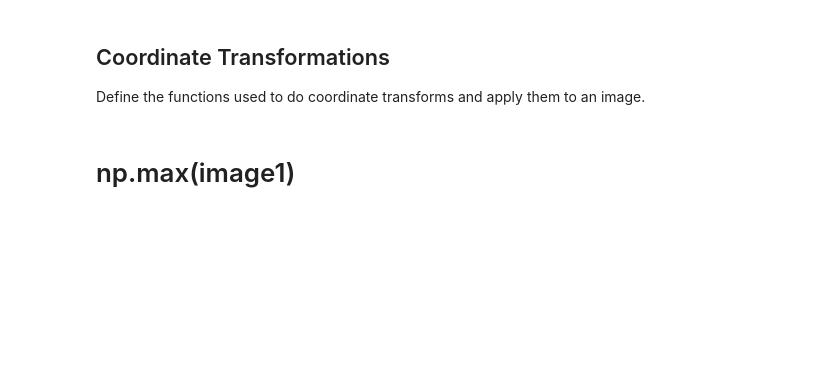
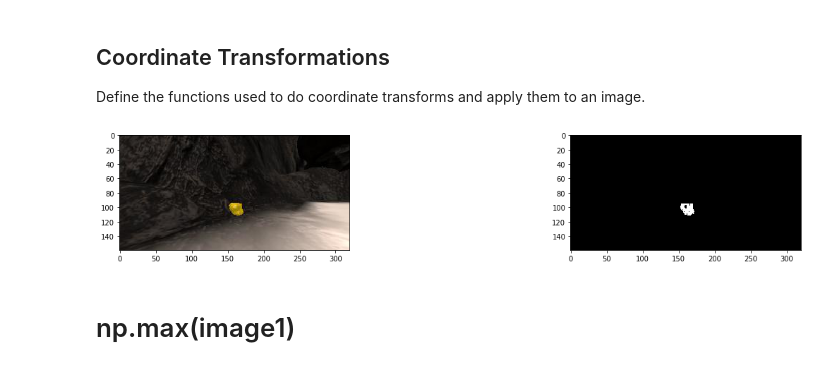
Before and after one commit to kitu2007/RoboND-Rover-Project, a Jupyter notebook: code/Rover_Project_Test_Notebook.ipynb, the cells around one changed output. Saved outputs shown, nothing was run; the diff lists cells and outputs as text; code cells hidden in the pictures; blank space fills up the shorter version.

```diff
--- a/code/Rover_Project_Test_Notebook.ipynb
+++ b/code/Rover_Project_Test_Notebook.ipynb
@@ -131,26 +153,27 @@ Define the functions used to do coordinate transforms and apply them to an image
 # %%
 fname = '/Users/kgarg/data/2017_robotics_nd/IMG/robocam_2017_12_25_16_17_11_097.jpg'
 example_rock = '../calibration_images/example_rock2.jpg'
 fname = example_rock
 image1 = mpimg.imread(fname);
-image1 = np.asarray(image1,dtype=np.int32)
+#image1 = np.asarray(image1,dtype=np.int32)
 if 1:
+    img = image1
+    rock_color_thresh=[110,110,50]
+    rock_seg = (img[:,:,0]>rock_color_thresh[0])  & (img[:,:,1]>rock_color_thresh[1]) & (img[:,:,2]<rock_color_thresh[2])
+    rocks_threshed = np.zeros_like(image1[:,:,0])
+    rocks_threshed[rock_seg]=1
+
     fig = plt.figure(figsize=(21,3))
-    plt.subplot(141)
+    plt.subplot(121)
     plt.imshow(np.uint8(image1))
-    brighter = color_thresh(image1,rgb_thresh=(80,60,-1));
-    darker = color_thresh(-image1,(-255,-210,-70))
-    thres_rock = (darker[:,:] >0) & (brighter[:,:] > 0)
-    plt.subplot(142)
-    plt.imshow(brighter>0,cmap='gray')
-    plt.subplot(143)
-    plt.imshow(darker,cmap='gray')
-    plt.subplot(144)
-    plt.imshow(thres_rock,cmap='gray')
+    plt.subplot(122)
+    plt.imshow(rocks_threshed,cmap='gray')
 
 
 
     #image2 = cv2.imread(fname)
+# %% [output]
+[figure, added]
 # %% [markdown]
 # np.max(image1)
 # %%
```
Also changed, not shown: parts of 15 cells of this notebook, 3 other files.
